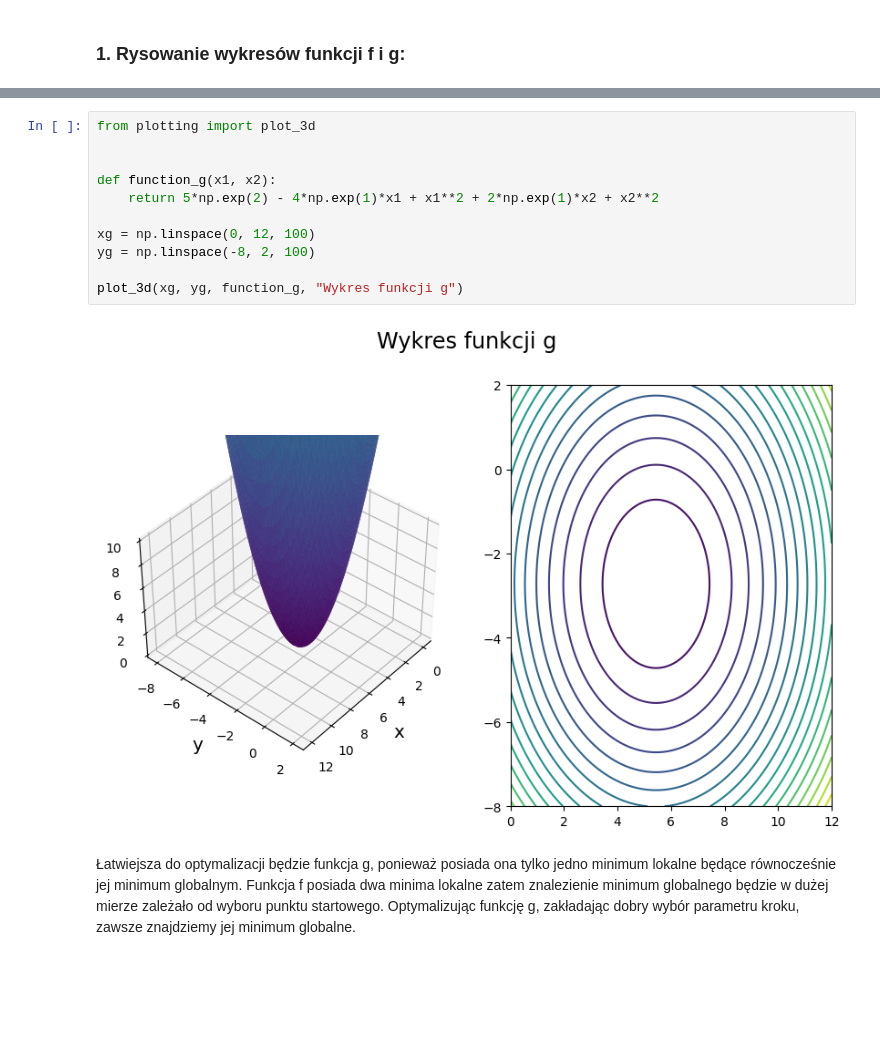
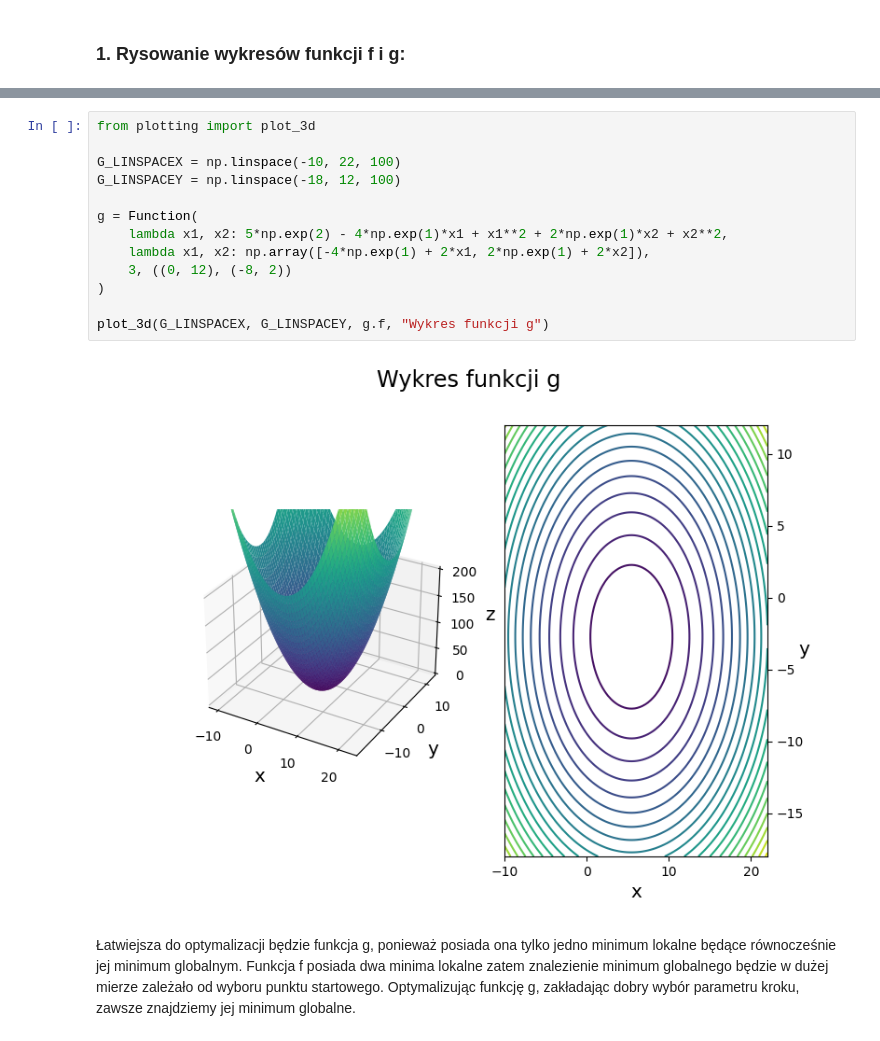
Before and after one commit to m-baj/wsi, a Jupyter notebook: lab1/raport.ipynb, the cells around one changed output, grey strips where cells are left out. Saved outputs shown, nothing was run; the diff lists cells and outputs as text; blank space fills up the shorter version.

```diff
--- a/lab1/raport.ipynb
+++ b/lab1/raport.ipynb
@@ -19,16 +24,18 @@ plot_2d(xf, function_f, (-3, 3), "f(x)=sin(πx) + x²", "Wykres funkcji f")
 # %%
 from plotting import plot_3d
 
+G_LINSPACEX = np.linspace(-10, 22, 100)
+G_LINSPACEY = np.linspace(-18, 12, 100)
 
-def function_g(x1, x2):
-    return 5*np.exp(2) - 4*np.exp(1)*x1 + x1**2 + 2*np.exp(1)*x2 + x2**2
+g = Function(
+    lambda x1, x2: 5*np.exp(2) - 4*np.exp(1)*x1 + x1**2 + 2*np.exp(1)*x2 + x2**2,
+    lambda x1, x2: np.array([-4*np.exp(1) + 2*x1, 2*np.exp(1) + 2*x2]),
+    3, ((0, 12), (-8, 2))
+)
 
-xg = np.linspace(0, 12, 100)
-yg = np.linspace(-8, 2, 100)
-
-plot_3d(xg, yg, function_g, "Wykres funkcji g")
+plot_3d(G_LINSPACEX, G_LINSPACEY, g.f, "Wykres funkcji g")
 # %% [output]
-[figure, old version]
+[figure, new version]
 # %% [markdown]
 Łatwiejsza do optymalizacji będzie funkcja g, ponieważ posiada ona tylko jedno minimum lokalne będące równocześnie jej minimum globalnym. Funkcja f posiada dwa minima lokalne zatem znalezienie minimum globalnego będzie w dużej mierze zależało od wyboru punktu startowego. Optymalizując funkcję g, zakładając dobry wybór parametru kroku, zawsze znajdziemy jej minimum globalne.
 # %% [markdown]
```
Also changed, not shown: parts of 6 cells of this notebook, 2 other files.
